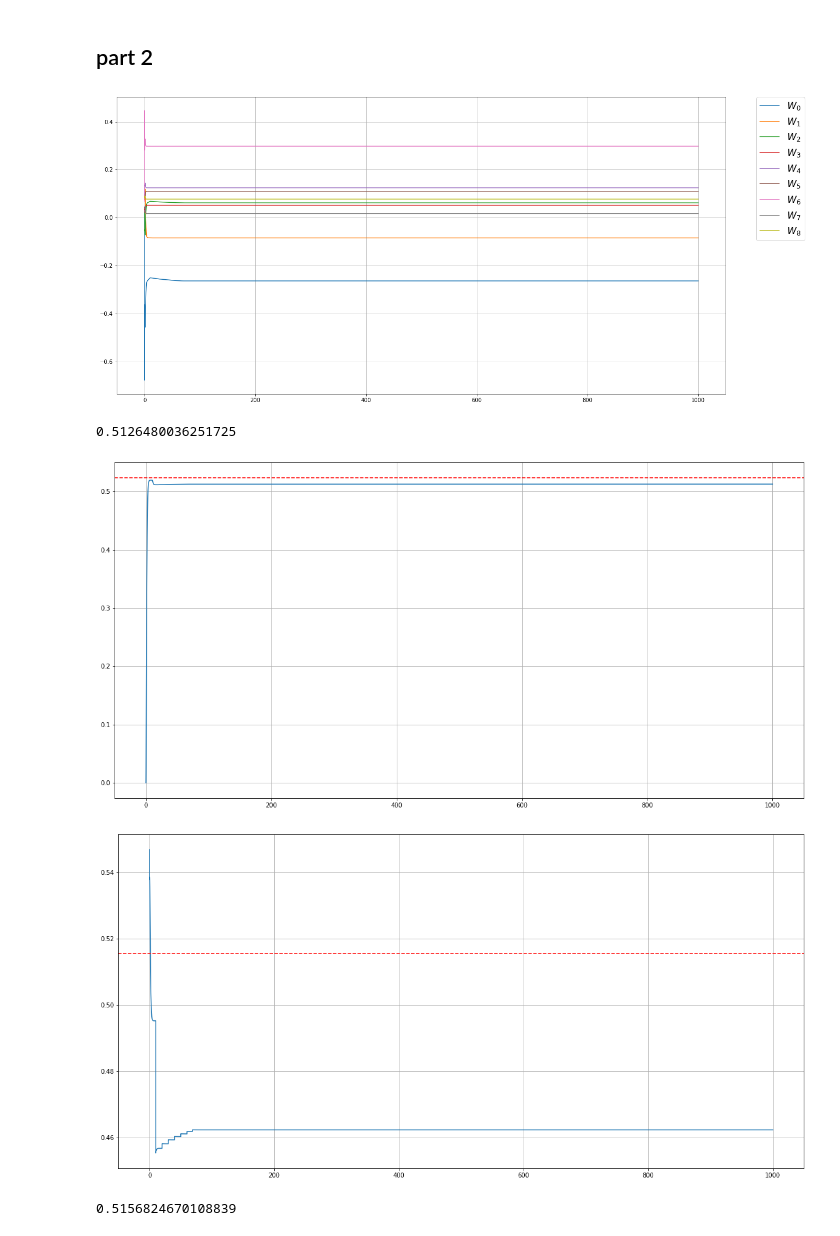
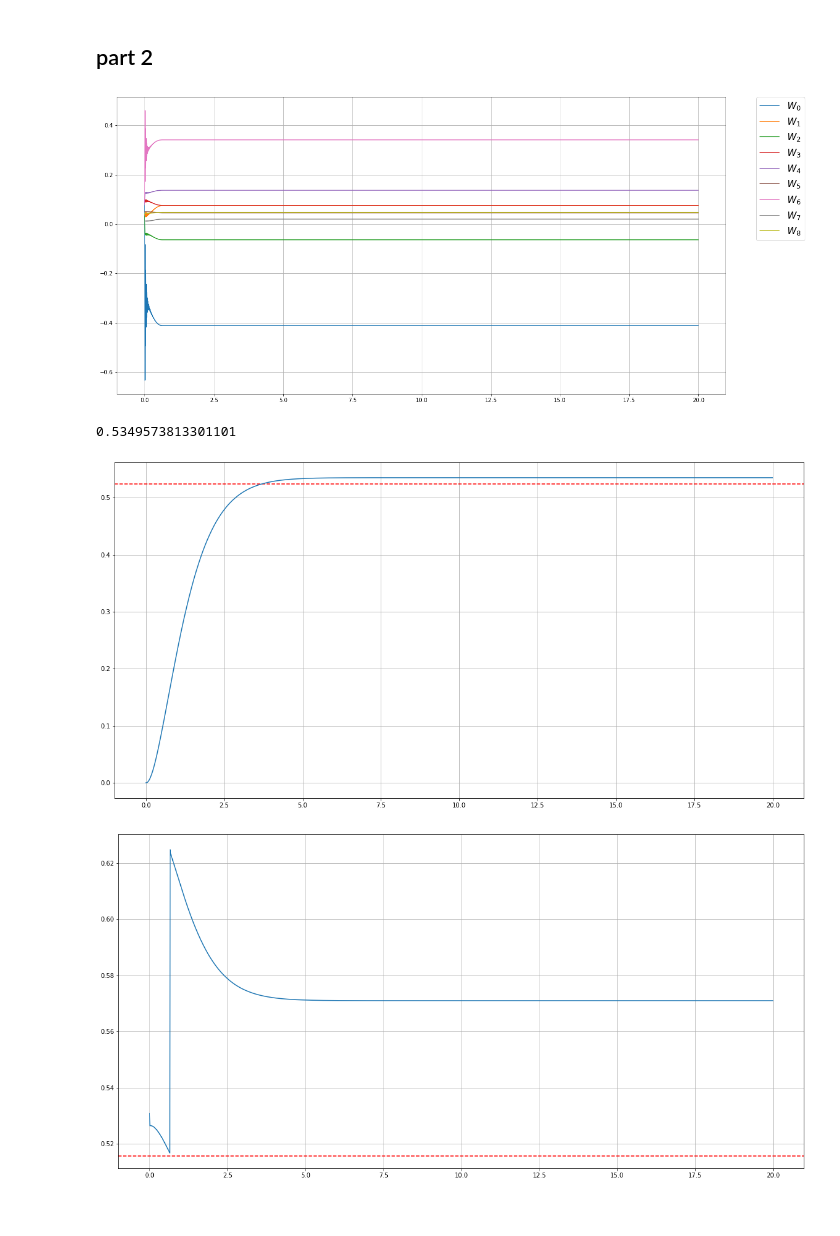
Before and after one commit to cplan082-tech/Adaptive_Control, a Jupyter notebook: assignments/final/Plante_Clive_final.ipynb, the cells around one changed output. Cells and saved outputs as stored; diff of their text form; code cells hidden in the pictures.

```diff
--- a/assignments/final/Plante_Clive_final.ipynb
+++ b/assignments/final/Plante_Clive_final.ipynb
@@ -143,7 +143,7 @@ array([[6],
 # lst_phi = [phi_func(*xk[-1].T.tolist()[0])]
 # lst_u = [float((-gamma/(2*R)*g_xk_subd.T@del_phi_func(*xk[-1].T.tolist()[0])@W[-1]).reshape(()))]
 # %%
-stop_time = 1000 # in seconds
+stop_time = 20 # in seconds
 cycles = int(stop_time//Ts)
 cnt_limit = 1000
 eps = 1e-6
@@ -208,44 +208,41 @@ while (k < cycles):
         xk.append(f_xk_func(*xk[-1].T.tolist()[0]) + g_xk_subd*lst_u[-1]) # Measurment
         k+=1
         t.append(k*Ts)
-        lst_u.append(float((-gamma/(2*R)*g_xk_subd.T@del_phi_func(*xk[-1].T.tolist()[0])@W[Wj_idx]).reshape(())))
+        # might want to use x[-2] with del_phi_func
+        lst_u.append(float((-gamma/(2*R)*g_xk_subd.T@del_phi_func(*xk[-2].T.tolist()[0])@W[Wj_idx]).reshape(())))
         Phi = lst_phi[-1].T # phi(x_k) (column vec)
         lst_phi.append(phi_func(*xk[-1].T.tolist()[0]))
         rk = (xk[-2].T@q@xk[-2]).reshape(()) + R*lst_u[-1]**2 + gamma*lst_phi[-1]@W[Wj_idx]
         cnt+=1
 
     W.append(W[-1])
     lst_u.append(float((-gamma/(2*R)*g_xk_subd.T@del_phi_func(*xk[-1].T.tolist()[0])@W[-1]).reshape(())))
 
 
 for j in range(NL):
     plt.plot(t, [float((W[i][j]).reshape(())) for i in range(len(W))])
 
 
 plt.grid()
 plt.legend(bbox_to_anchor=(1.05, 1),
                loc=2,
                borderaxespad=0,
                labels=[f"$W_{i}$" for i in range(NL)],
                fontsize='xx-large')
 plt.show()
 
 theta = [(float(xk[i][0]) + theta_d_val) for i in range(len(xk))]
 display(theta[-1])
 plt.grid()
 plt.axhline(y=theta_d_val, color='r', linestyle='--')
 plt.plot(t, theta)
 plt.show()
 
 plt.plot(t, lst_u+E_bar)
 plt.axhline(y=abs(E_bar), color='r', linestyle='--')
 plt.grid()
 # %% [output]
-[figure, old version]
+[figure, new version]
-0.5126480036251725
+0.5349573813301101
-[figure, old version]
+[figure, new version]
-[figure, old version]
+[figure, new version]
-# %%
-E_bar
-# %% [output]
-0.5156824670108839
```
Also changed, not shown: parts of 13 cells of this notebook.
